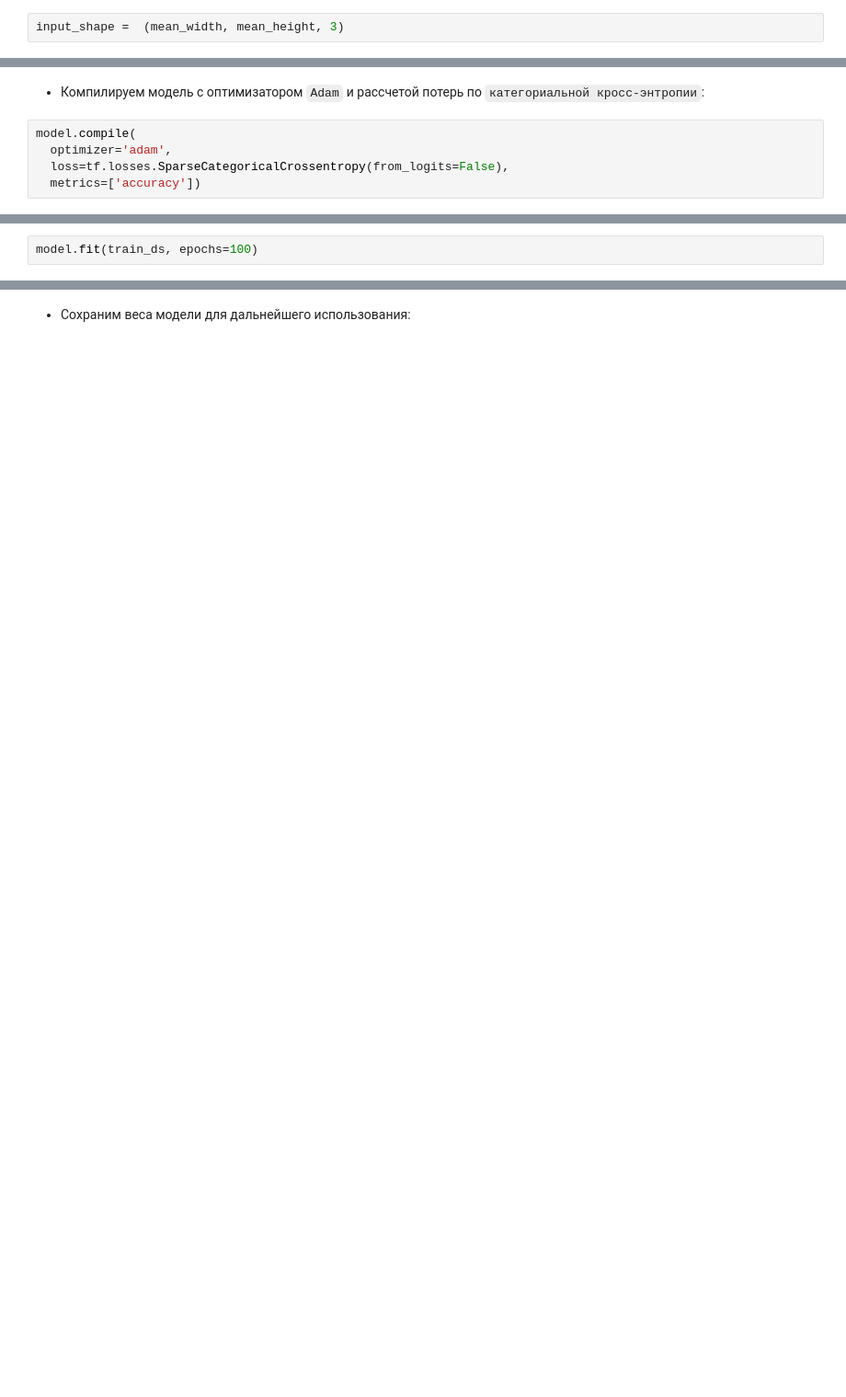
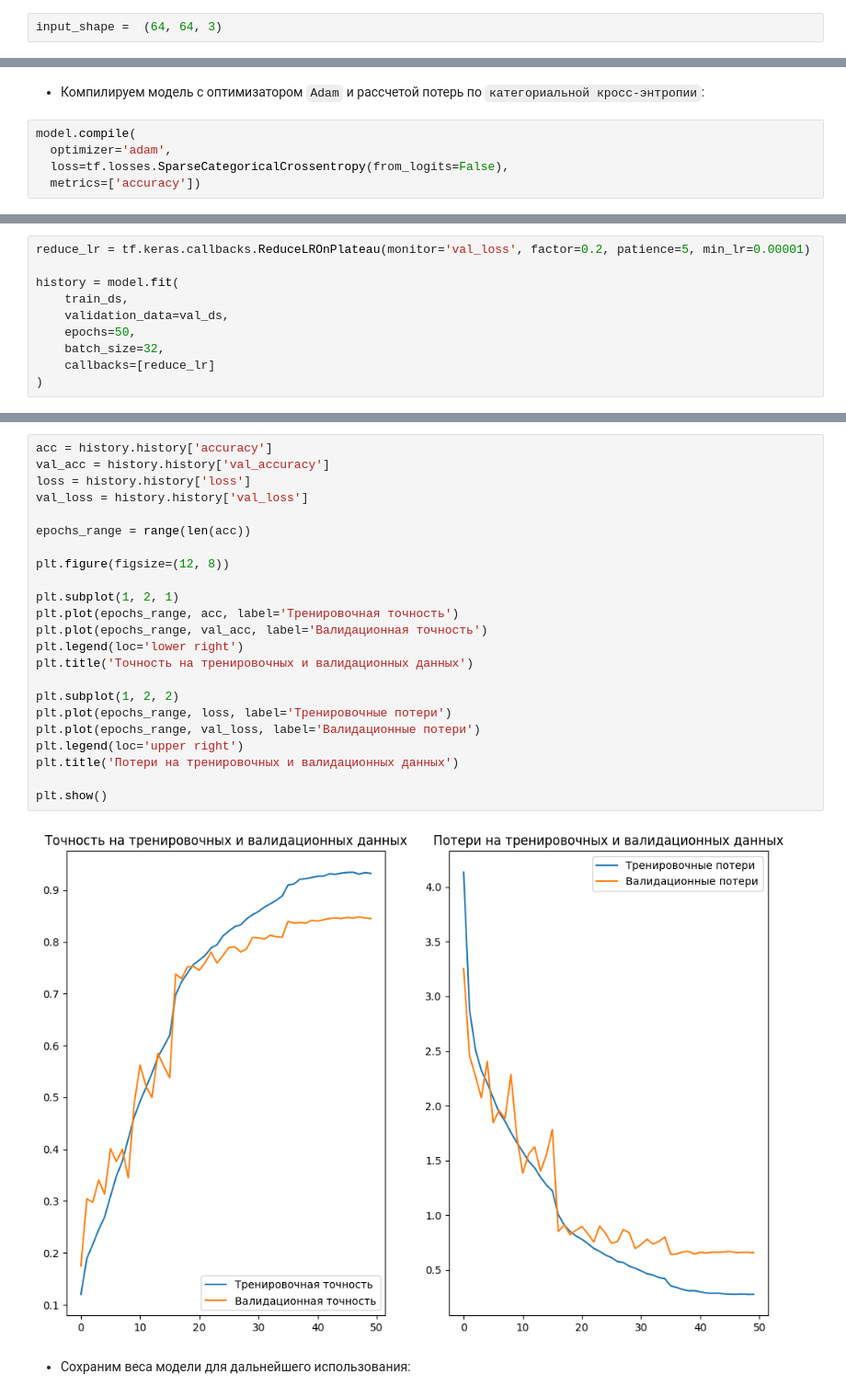
Before and after one commit to velicumsova/praktika, a Jupyter notebook: main.ipynb, the cells around one changed output, grey strips where cells are left out. Shown: that part at 92% size. Cells and saved outputs as stored; diff of their text form; blank space fills up the shorter version.

```diff
--- a/main.ipynb
+++ b/main.ipynb
@@ -97,2 +103,2 @@ print(np.unique(channels))
 # %%
-input_shape =  (mean_width, mean_height, 3)
+input_shape =  (64, 64, 3)
@@ -198,2 +278,0 @@ Using 6940 files for training.
-# %%
-model.fit(train_ds, epochs=100)
@@ -218,0 +311,10 @@ Epoch 100/100
+# %%
+reduce_lr = tf.keras.callbacks.ReduceLROnPlateau(monitor='val_loss', factor=0.2, patience=5, min_lr=0.00001)
+
+history = model.fit(
+    train_ds,
+    validation_data=val_ds,
+    epochs=50,
+    batch_size=32,
+    callbacks=[reduce_lr]
+)
@@ -219,3 +341,28 @@ Epoch 100/100
+# %%
+acc = history.history['accuracy']
+val_acc = history.history['val_accuracy']
+loss = history.history['loss']
+val_loss = history.history['val_loss']
+
+epochs_range = range(len(acc))
+
+plt.figure(figsize=(12, 8))
+
+plt.subplot(1, 2, 1)
+plt.plot(epochs_range, acc, label='Тренировочная точность')
+plt.plot(epochs_range, val_acc, label='Валидационная точность')
+plt.legend(loc='lower right')
+plt.title('Точность на тренировочных и валидационных данных')
+
+plt.subplot(1, 2, 2)
+plt.plot(epochs_range, loss, label='Тренировочные потери')
+plt.plot(epochs_range, val_loss, label='Валидационные потери')
+plt.legend(loc='upper right')
+plt.title('Потери на тренировочных и валидационных данных')
+
+plt.show()
+# %% [output]
+[figure, added]
 # %% [markdown]
 - Сохраним веса модели для дальнейшего использования:
 # %%
```
Also changed, not shown: parts of 38 cells of this notebook, 2 other files.
